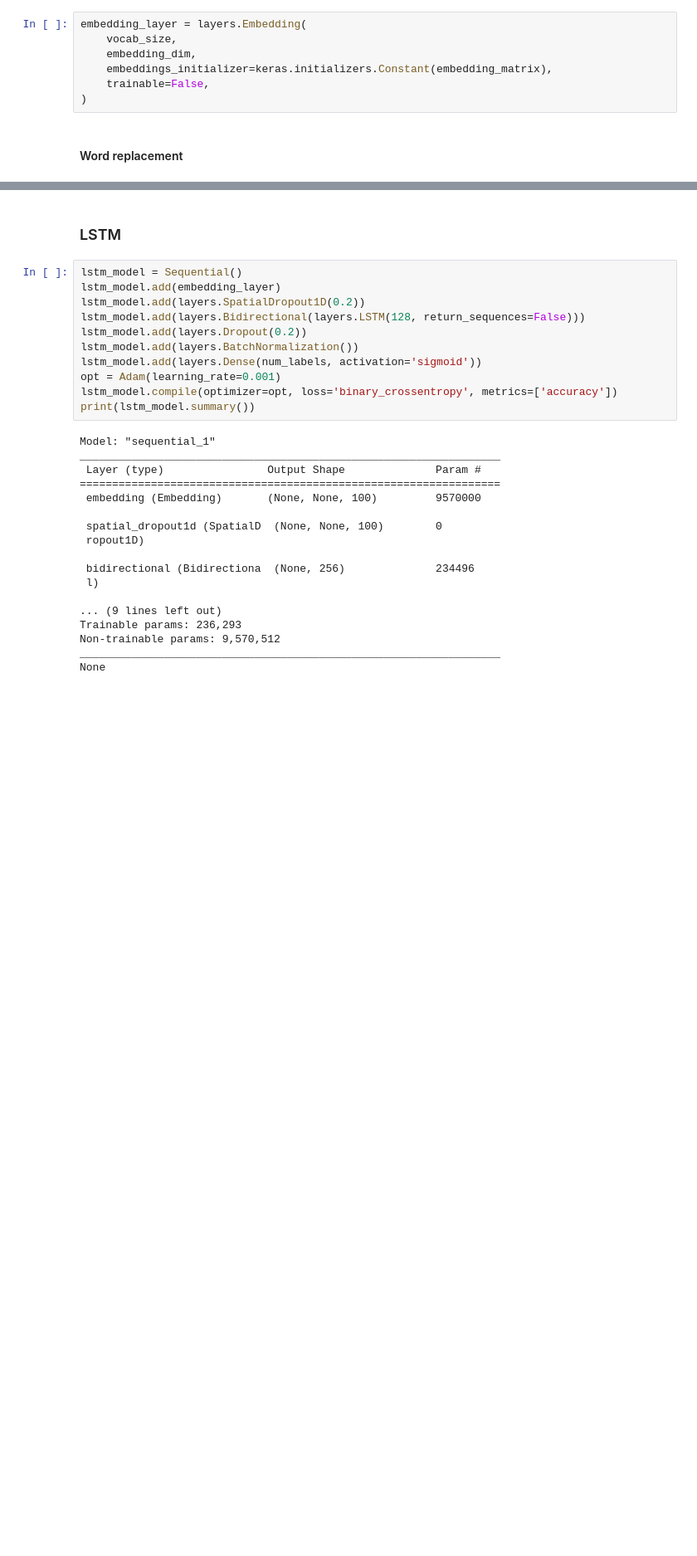
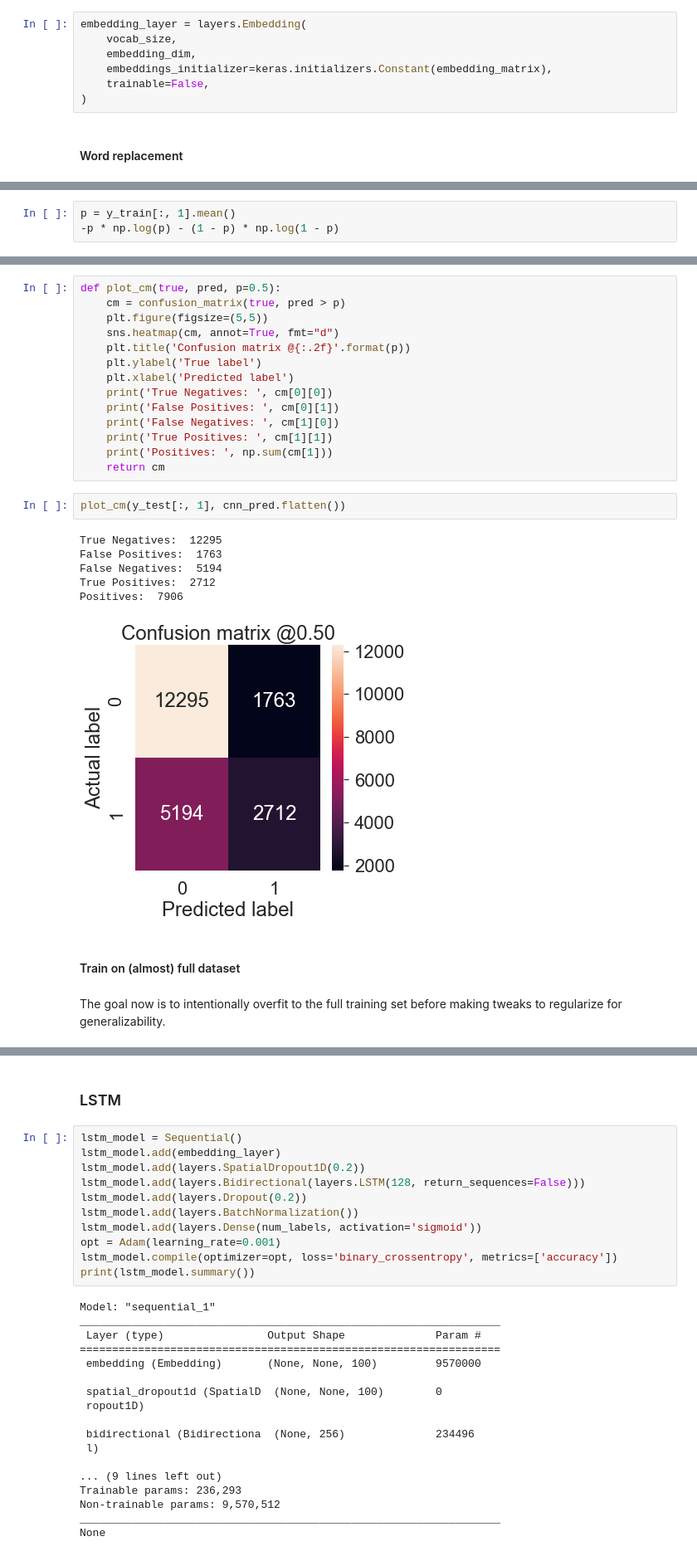
Before and after one commit to pdqnguyen/metallyrics, a Jupyter notebook: analyses/lyrics/notebooks/genre-classification-embedding.ipynb, the cells around one changed output, grey strips where cells are left out. Shown at 83% size. Saved outputs shown, nothing was run; the diff lists cells and outputs as text; blank space fills up the shorter version.

```diff
--- a/analyses/lyrics/notebooks/genre-classification-embedding.ipynb
+++ b/analyses/lyrics/notebooks/genre-classification-embedding.ipynb
@@ -308,0 +294,3 @@ acc: 0.3599
+# %%
+p = y_train[:, 1].mean()
+-p * np.log(p) - (1 - p) * np.log(1 - p)
@@ -308,0 +413,28 @@ acc: 0.3599
+# %%
+def plot_cm(true, pred, p=0.5):
+    cm = confusion_matrix(true, pred > p)
+    plt.figure(figsize=(5,5))
+    sns.heatmap(cm, annot=True, fmt="d")
+    plt.title('Confusion matrix @{:.2f}'.format(p))
+    plt.ylabel('True label')
+    plt.xlabel('Predicted label')
+    print('True Negatives: ', cm[0][0])
+    print('False Positives: ', cm[0][1])
+    print('False Negatives: ', cm[1][0])
+    print('True Positives: ', cm[1][1])
+    print('Positives: ', np.sum(cm[1]))
+    return cm
+# %%
+plot_cm(y_test[:, 1], cnn_pred.flatten())
+# %% [output]
+True Negatives:  12295
+False Positives:  1763
+False Negatives:  5194
+True Positives:  2712
+Positives:  7906
+[figure, added]
+# %% [markdown]
+#### Train on (almost) full dataset
+# %% [markdown]
+The goal now is to intentionally overfit to the full training set
+before making tweaks to regularize for generalizability.
```
Also changed, not shown: parts of 60 cells of this notebook.
